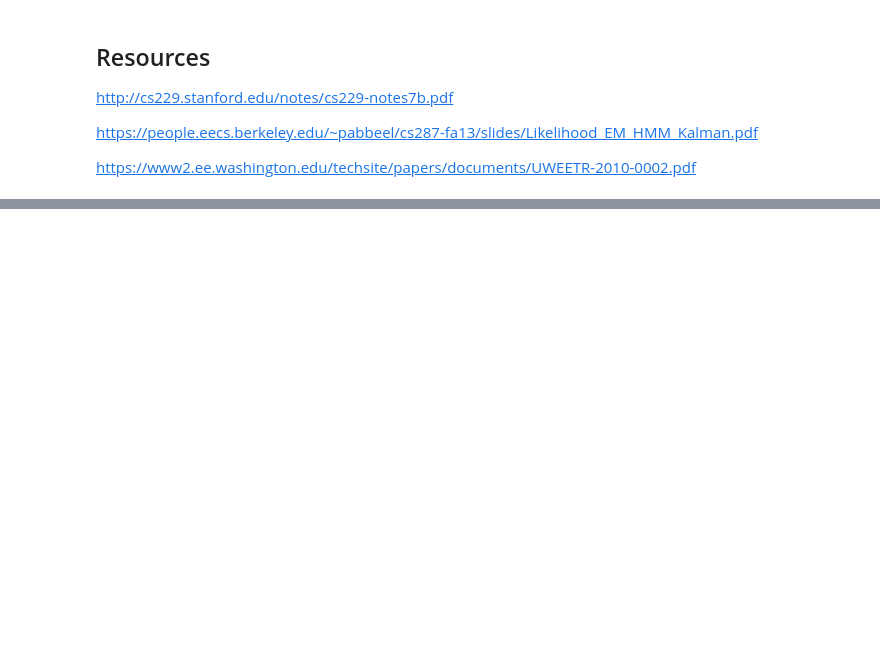
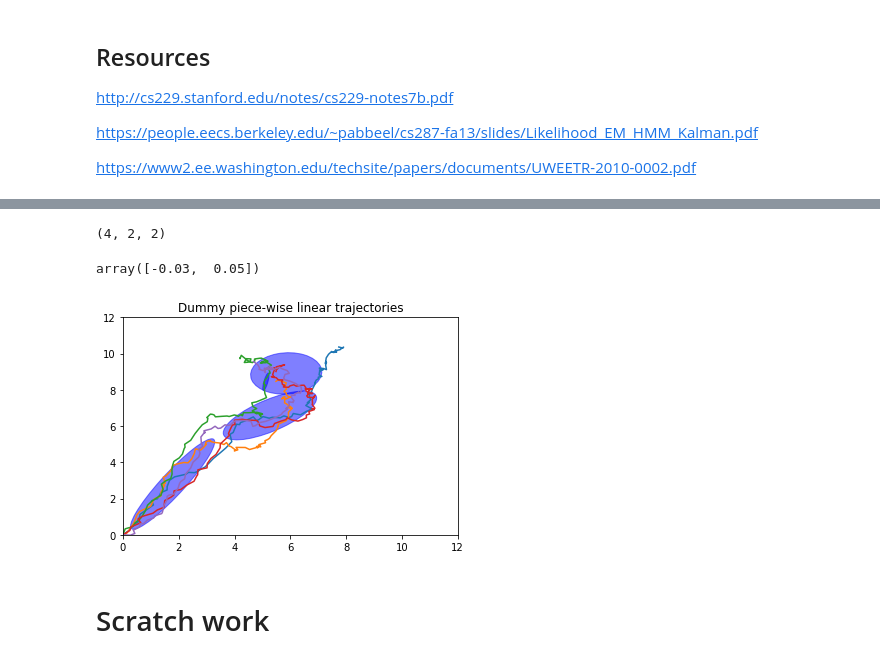
Before and after one commit to matwilso/reinforce, a Jupyter notebook: numpy/gmm/GMM_DEV_NOTES.ipynb, the cells around one changed output, grey strips where cells are left out. Drawn from its saved outputs; the diff is of its cells as text; code cells hidden in the pictures; blank space fills up the shorter version.

```diff
--- a/numpy/gmm/GMM_DEV_NOTES.ipynb
+++ b/numpy/gmm/GMM_DEV_NOTES.ipynb
@@ -86,0 +163,25 @@ test_data.shape
+# %%
+traj_gmm.Sigma[:, :2, :2].shape
+# %% [output]
+(4, 2, 2)
+# %%
+traj_gmm.mu[0,2:4]
+# %% [output]
+array([-0.03,  0.05])
+# %%
+plt.plot(X[0,:,0], X[0,:,1])
+plt.plot(X[1,:,0], X[1,:,1])
+plt.plot(X[2,:,0], X[2,:,1])
+plt.plot(X[3,:,0], X[3,:,1])
+plt.plot(X[4,:,0], X[4,:,1])
+ax = plt.gca()
+plt.axis([0, 12, 0, 12])
+ells = make_ellipses(traj_gmm.mu[:,:2], traj_gmm.Sigma[:,:2,:2], ax, color='blue')
+#ells = make_ellipses(traj_gmm.mu[:,:2]+traj_gmm.mu[:,2:4], traj_gmm.Sigma[:,2:4,2:4], ax, color='red')
+
+#plt.plot(traj_gmm.mu[:,0], traj_gmm.mu[:,1], 'ro', ms=10)
+plt.title('Dummy piece-wise linear trajectories')
+plt.savefig('traj2.png')
+plt.show()
+# %% [output]
+[figure, added]
@@ -86,0 +196,2 @@ test_data.shape
+# %% [markdown]
+# Scratch work
```
Also changed, not shown: parts of 54 cells of this notebook, 1 other file.
